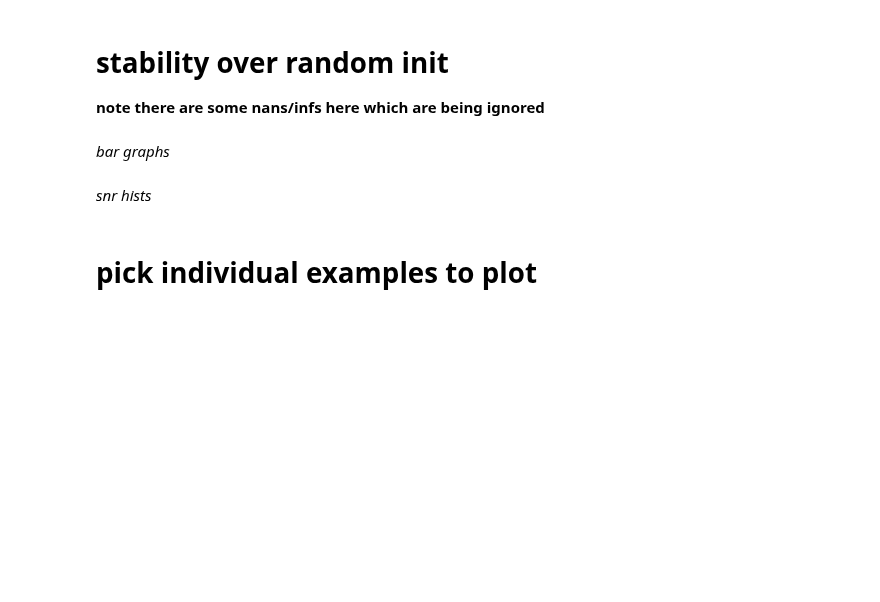
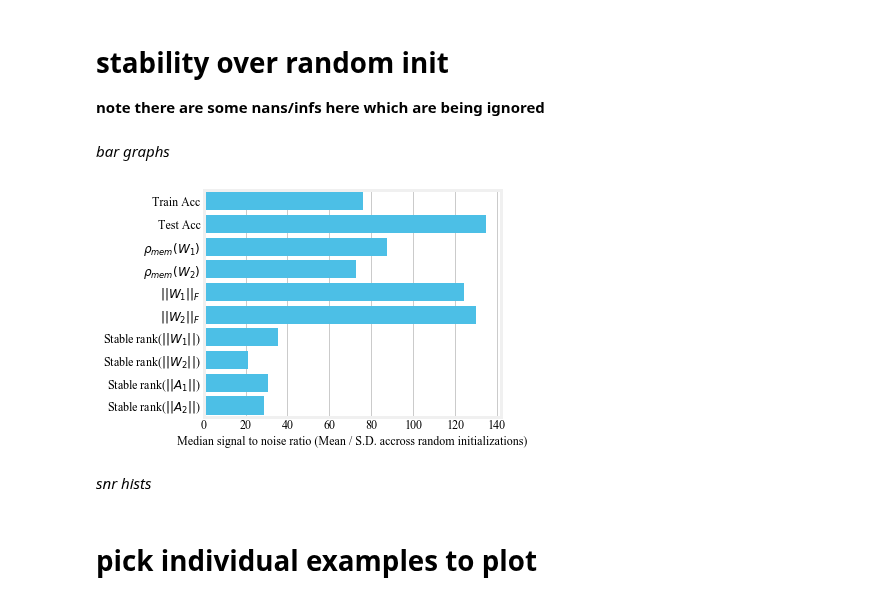
Before and after one commit to csinva/dnn-experiments, a Jupyter notebook: vision_analyze/overview.ipynb, the cells around one changed output. Saved outputs shown, nothing was run; the diff lists cells and outputs as text; code cells hidden in the pictures; blank space fills up the shorter version.

```diff
--- a/vision_analyze/overview.ipynb
+++ b/vision_analyze/overview.ipynb
@@ -196,11 +201,11 @@ vals = ['max_train_acc', 'max_test_acc', 'corr0_final', 'corr1_final',
 val_labs = ['Train Acc', 'Test Acc', '$\\rho_{mem}(W_1)$', '$\\rho_{mem}(W_2)$',
         '$||W_1||_F$', '$||W_2||_F$', 'Stable rank($||W_1||$)', 'Stable rank($||W_2||$)', 'Stable rank($||A_1||$)', 'Stable rank($||A_2||$)']
 
-plt.figure(figsize=(20, 9.5), dpi=100)
+plt.figure(figsize=(20, 9.5))
 for i, val in enumerate(vals):
     plt.subplot(R, C, i + 1)
     plt.title(val_labs[i])
-    plt.title(chr(ord('A') + i), loc='left', fontweight='bold')
+#     plt.title(chr(ord('A') + i), loc='left', fontweight='bold')
     sns.scatterplot(r_mu[val], r_std[val], legend=None, alpha=0.5) # hue=r_mu['optimizer'],
 
     # print diag line
@@ -212,25 +217,30 @@ for i, val in enumerate(vals):
     plt.ylim(-dy, ymax + dy)
     plt.xlabel('Mean')
     plt.ylabel('S.D.')
+plt.tight_layout()
+plt.savefig('stability_full.pdf')
 plt.show()
 # %% [markdown]
 *bar graphs*
 # %%
 means = []
 medians = []
 # plt.figure(figsize=(4, 2), dpi=100)
 for i, val in enumerate(vals):
     snr = r_snr[val].values
     snr = snr[np.isfinite(snr)]
     means.append(np.mean(snr))
     medians.append(np.median(snr))
 # r_snr['max_train_acc']
 # sns.barplot(x = means, y = vals, orient='h')
 
-sns.barplot(x = medians, y = val_labs, orient='h')
+sns.barplot(x = medians, y = val_labs, orient='h', color=cb)
 plt.xlabel("Median signal to noise ratio (Mean / S.D. accross random initializations)")
-plt.savefig('out.png', dpi=300)
+plt.tight_layout()
+plt.savefig('stability_bars.pdf')
 plt.show()
+# %% [output]
+[figure, added]
 # %% [markdown]
 *snr hists*
 # %%
```
Also changed, not shown: parts of 2 cells of this notebook, 2 other files.
